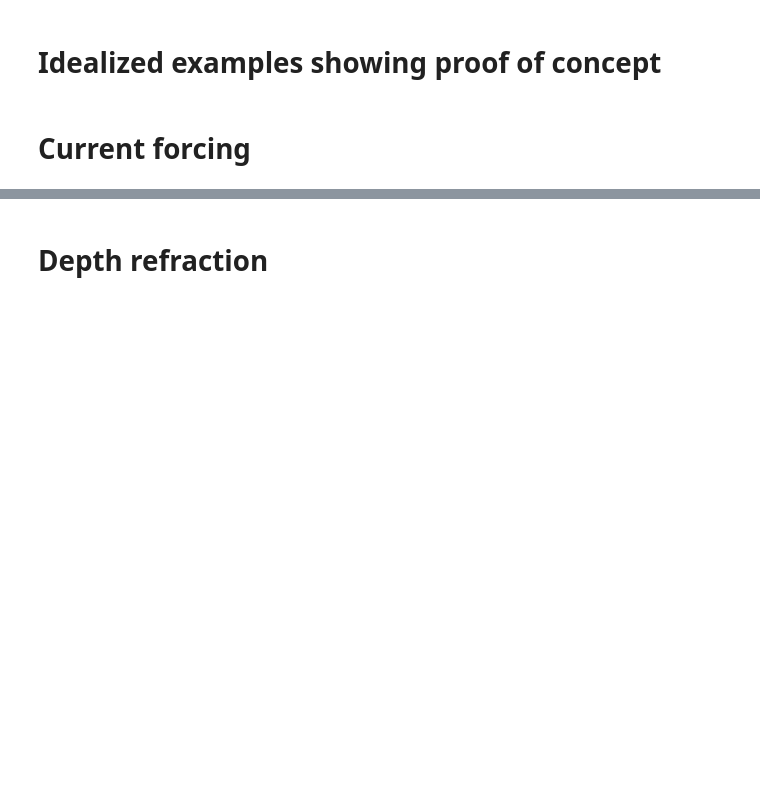
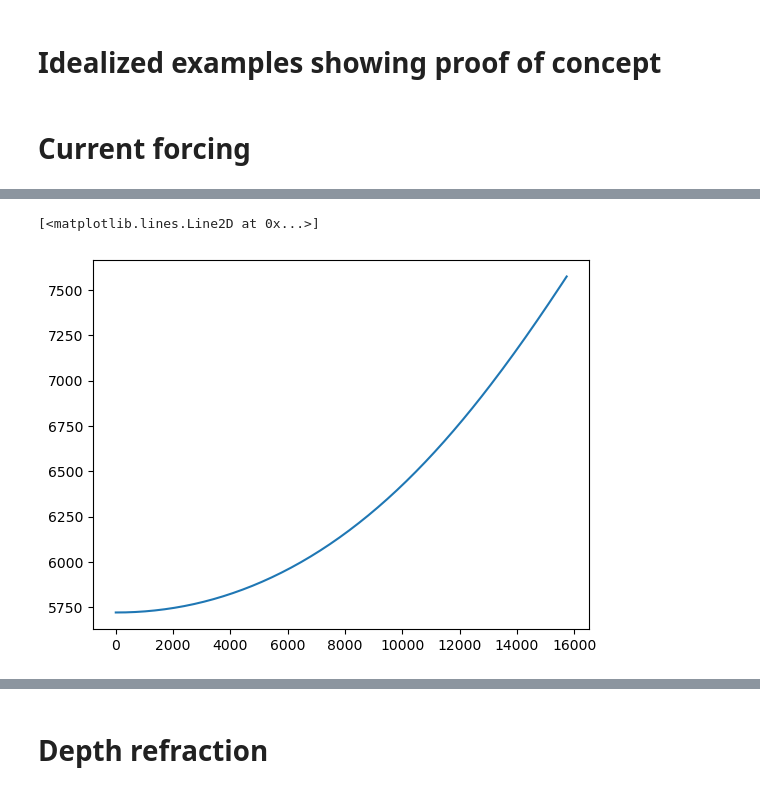
Before and after one commit to hevgyrt/ocean_wave_tracing, a Jupyter notebook: notebooks/idealized_examples.ipynb, the cells around one changed output, grey strips where cells are left out. Drawn from its saved outputs; the diff is of its cells as text; code cells hidden in the pictures; blank space fills up the shorter version.

```diff
--- a/notebooks/idealized_examples.ipynb
+++ b/notebooks/idealized_examples.ipynb
@@ -121,0 +122,8 @@ fig.savefig('current_refraction_examples.png',dpi=170)
+# %%
+ray_id = 115
+dsf = wt_jet.to_ds()
+# %%
+plt.plot(dsf.isel(ray_id=ray_id).ray_x,dsf.isel(ray_id=ray_id).ray_y)
+# %% [output]
+[<matplotlib.lines.Line2D at 0x...>]
+[figure, added]
```
Also changed, not shown: parts of 7 cells of this notebook, 4 other files.
